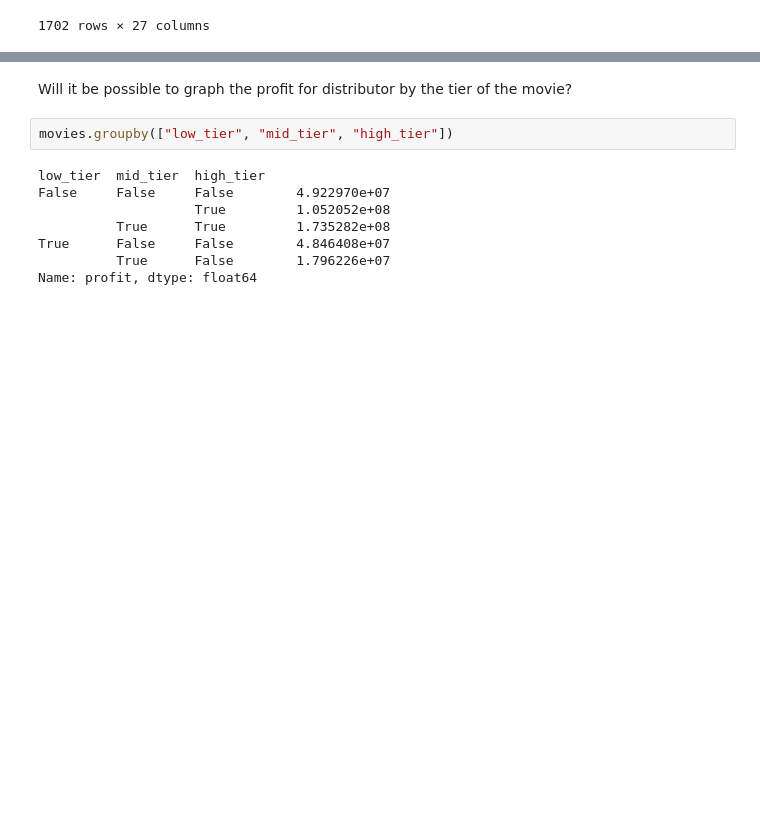
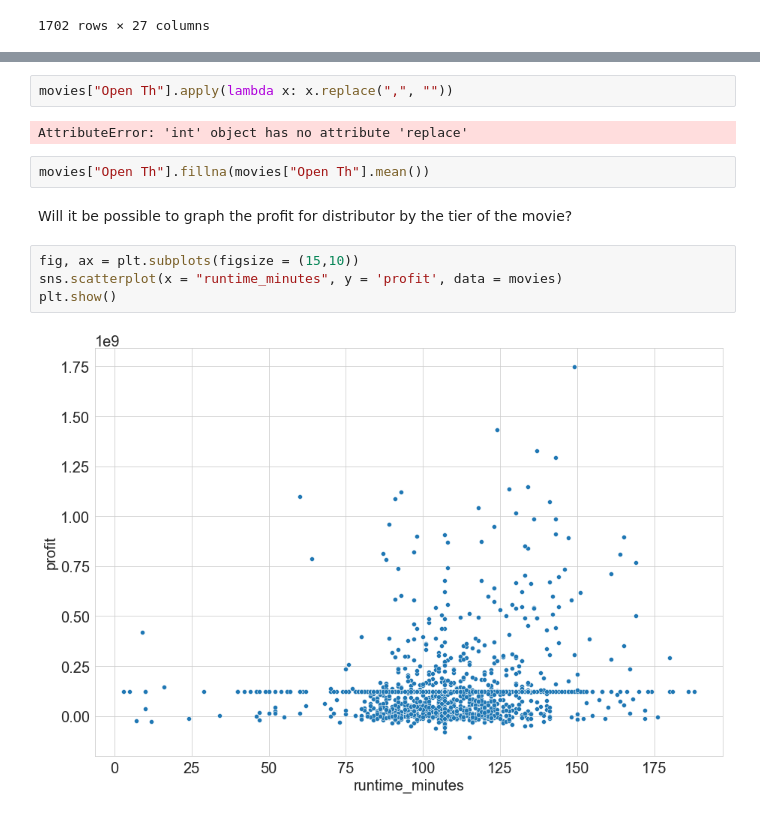
Before and after one commit to pedrov718/box_office_project, a Jupyter notebook: phase1_project.ipynb, the cells around one changed output, grey strips where cells are left out. Cells and saved outputs as stored; diff of their text form; blank space fills up the shorter version.

```diff
--- a/phase1_project.ipynb
+++ b/phase1_project.ipynb
@@ -624,12 +654,14 @@ movies
+# %%
+movies["Open Th"].apply(lambda x: x.replace(",", ""))
+# %% [output]
+AttributeError: 'int' object has no attribute 'replace'
+# %%
+movies["Open Th"].fillna(movies["Open Th"].mean())
 # %% [markdown]
 Will it be possible to graph the profit for distributor by the tier of the movie?
-# %%
-movies.groupby(["low_tier", "mid_tier", "high_tier"])
-# %% [output]
-low_tier  mid_tier  high_tier
-False     False     False        4.922970e+07
-                    True         1.052052e+08
-          True      True         1.735282e+08
-True      False     False        4.846408e+07
-          True      False        1.796226e+07
-Name: profit, dtype: float64
+# %%
+fig, ax = plt.subplots(figsize = (15,10))
+sns.scatterplot(x = "runtime_minutes", y = 'profit', data = movies)
+plt.show()
+# %% [output]
+[figure, added]
```
Also changed, not shown: parts of 10 cells of this notebook, 2 other files.
